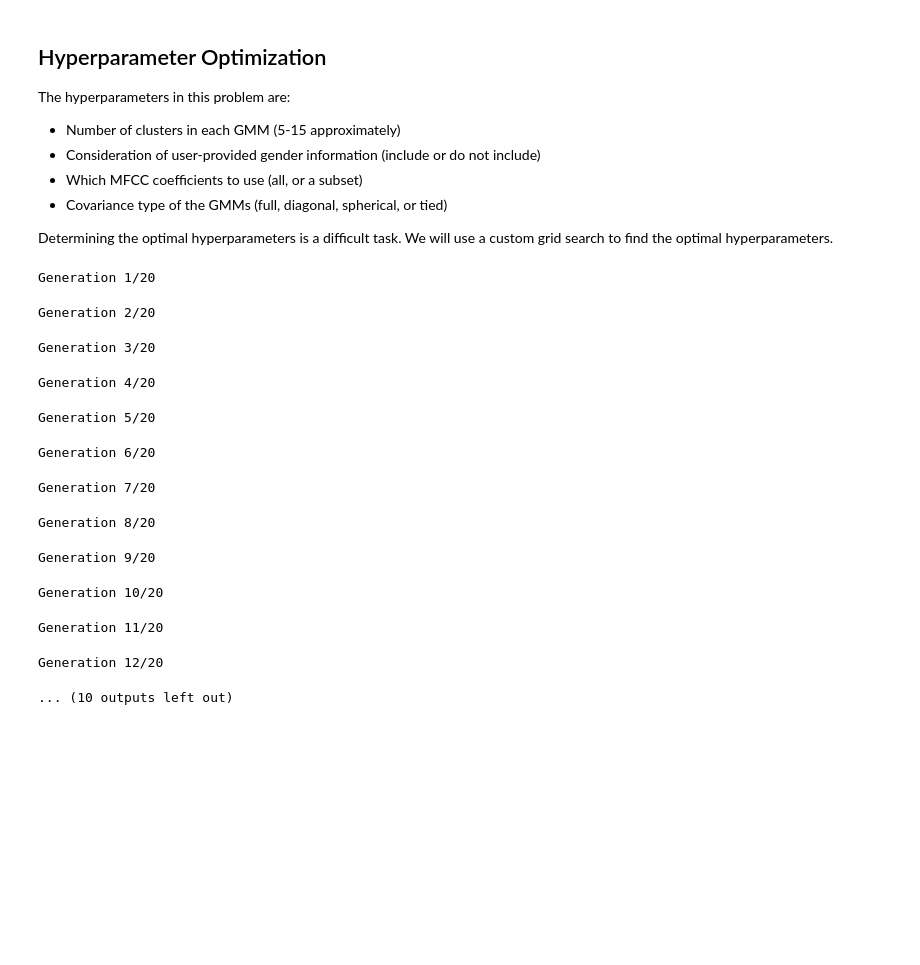
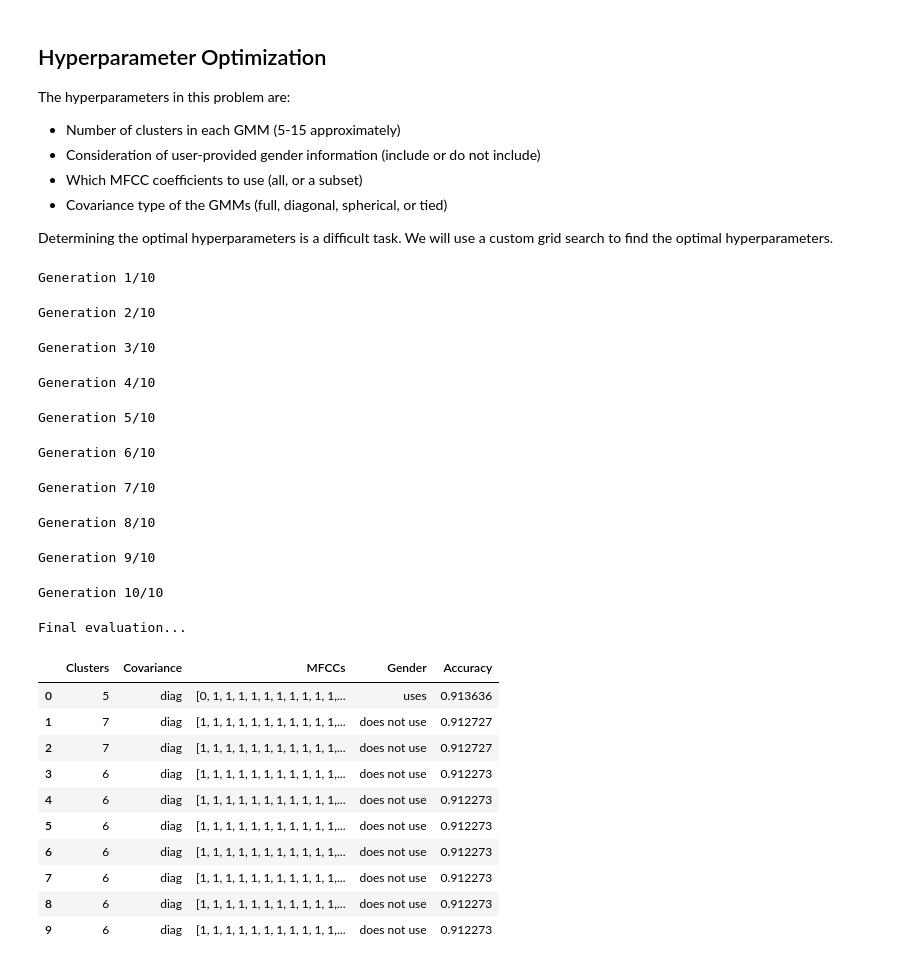
Before and after one commit to mbryant2025/SpokenDigits, a Jupyter notebook: main.ipynb, the cells around one changed output. Drawn from its saved outputs; the diff is of its cells as text; code cells hidden in the pictures; blank space fills up the shorter version.

```diff
--- a/main.ipynb
+++ b/main.ipynb
@@ -661,7 +661,7 @@ def perform_genetic_algorithm(train, test, population_size=100, num_generations=
                      'MFCCs': np.concatenate([parent1['MFCCs'][:crossover_point], parent2['MFCCs'][crossover_point:]]),
                      'Gender': np.random.choice([parent1['Gender'], parent2['Gender']])}
 
-            mutation_prob = 0.5
+            mutation_prob = 0.65
 
             # Mutate a MFCC inclusion
             if np.random.rand() < mutation_prob:
@@ -678,44 +678,53 @@ def perform_genetic_algorithm(train, test, population_size=100, num_generations=
 
             # Mutate gender dependence
             if np.random.rand() < mutation_prob:
                 child['Gender'] = not child['Gender']
 
             new_population.append(child)
 
         population = new_population
 
     # Final evaluation and sorting
     print('Final evaluation...')
     final_accuracies = evaluate_population(population)
     population_with_acc = list(zip(population, final_accuracies))
     population_with_acc.sort(key=lambda x: x[1], reverse=True)
 
     # Display top 10 results
     top_results = pd.DataFrame([{'Clusters': ind['Clusters'], 'Covariance': ind['Covariance'], 'MFCCs': ind['MFCCs'], 'Gender': ind['Gender'],
                                  'Accuracy': acc} for ind, acc in population_with_acc[:10]])
 
     # Replace the MFCC column with 0s and 1s to make it fit better
     top_results['MFCCs'] = top_results['MFCCs'].apply(lambda x: [int(i) for i in x])
 
     # Replace the gender column with 'uses' and 'does not use'
     top_results['Gender'] = top_results['Gender'].apply(lambda x: ['does not use', 'uses'][x])
 
     display(top_results)
 
 
 
-perform_genetic_algorithm(X_TRAIN, TEST, population_size=1000, num_generations=100, elite_percentage=1)
+perform_genetic_algorithm(X_TRAIN, TEST, population_size=200, num_generations=10, elite_percentage=0.15)
 # %% [output]
-Generation 1/20
+Generation 1/10
-Generation 2/20
+Generation 2/10
-Generation 3/20
+Generation 3/10
-Generation 4/20
+Generation 4/10
-Generation 5/20
+Generation 5/10
-Generation 6/20
+Generation 6/10
-Generation 7/20
+Generation 7/10
-Generation 8/20
+Generation 8/10
-Generation 9/20
+Generation 9/10
-Generation 10/20
+Generation 10/10
-Generation 11/20
+Final evaluation...
-Generation 12/20
-... (10 outputs left out)
+|  | Clusters | Covariance | MFCCs | Gender | Accuracy |
+| 0 | 5 | diag | [0, 1, 1, 1, 1, 1, 1, 1, 1, 1, 1,... | uses | 0.913636 |
+| 1 | 7 | diag | [1, 1, 1, 1, 1, 1, 1, 1, 1, 1, 1,... | does not use | 0.912727 |
+| 2 | 7 | diag | [1, 1, 1, 1, 1, 1, 1, 1, 1, 1, 1,... | does not use | 0.912727 |
+| 3 | 6 | diag | [1, 1, 1, 1, 1, 1, 1, 1, 1, 1, 1,... | does not use | 0.912273 |
+| 4 | 6 | diag | [1, 1, 1, 1, 1, 1, 1, 1, 1, 1, 1,... | does not use | 0.912273 |
+| 5 | 6 | diag | [1, 1, 1, 1, 1, 1, 1, 1, 1, 1, 1,... | does not use | 0.912273 |
+| 6 | 6 | diag | [1, 1, 1, 1, 1, 1, 1, 1, 1, 1, 1,... | does not use | 0.912273 |
+| 7 | 6 | diag | [1, 1, 1, 1, 1, 1, 1, 1, 1, 1, 1,... | does not use | 0.912273 |
+| 8 | 6 | diag | [1, 1, 1, 1, 1, 1, 1, 1, 1, 1, 1,... | does not use | 0.912273 |
+| 9 | 6 | diag | [1, 1, 1, 1, 1, 1, 1, 1, 1, 1, 1,... | does not use | 0.912273 |
```
